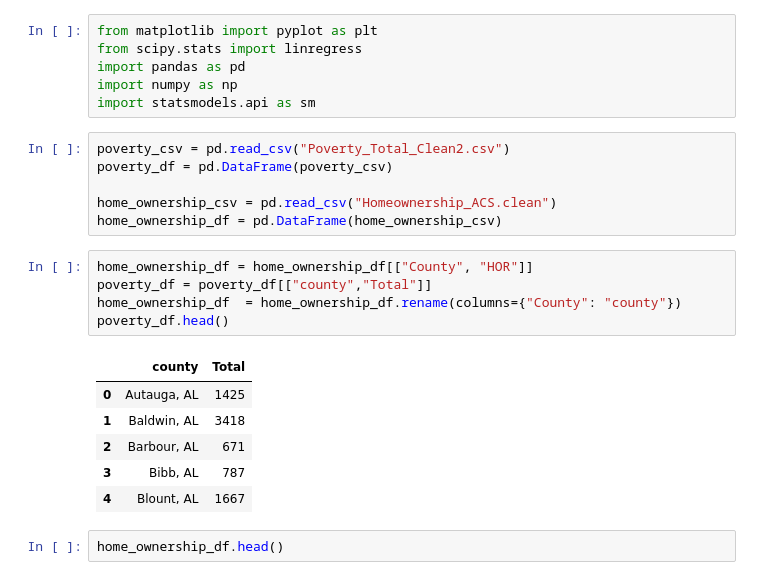
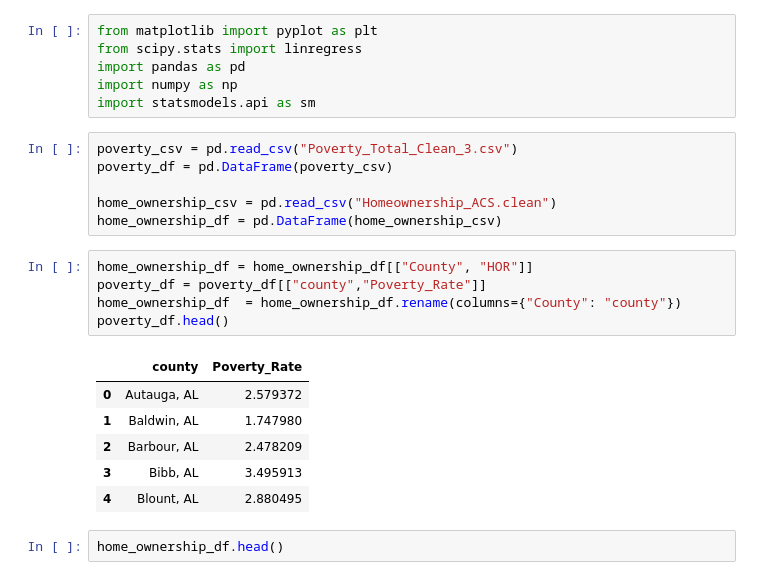
Before and after one commit to natashacrosby/Project_1, a Jupyter notebook: Poverty_HOR Analysis.ipynb, the cells around one changed output. Drawn from its saved outputs; the diff is of its cells as text.

```diff
--- a/Poverty_HOR Analysis.ipynb
+++ b/Poverty_HOR Analysis.ipynb
@@ -5,23 +5,23 @@ import pandas as pd
 import numpy as np
 import statsmodels.api as sm
 # %%
-poverty_csv = pd.read_csv("Poverty_Total_Clean2.csv")
+poverty_csv = pd.read_csv("Poverty_Total_Clean_3.csv")
 poverty_df = pd.DataFrame(poverty_csv)
 
 home_ownership_csv = pd.read_csv("Homeownership_ACS.clean")
 home_ownership_df = pd.DataFrame(home_ownership_csv)
 # %%
 home_ownership_df = home_ownership_df[["County", "HOR"]]
-poverty_df = poverty_df[["county","Total"]]
+poverty_df = poverty_df[["county","Poverty_Rate"]]
 home_ownership_df  = home_ownership_df.rename(columns={"County": "county"})
 poverty_df.head()
 # %% [output]
-|  | county | Total |
-| 0 | Autauga, AL | 1425 |
-| 1 | Baldwin, AL | 3418 |
-| 2 | Barbour, AL | 671 |
-| 3 | Bibb, AL | 787 |
-| 4 | Blount, AL | 1667 |
+|  | county | Poverty_Rate |
+| 0 | Autauga, AL | 2.579372 |
+| 1 | Baldwin, AL | 1.747980 |
+| 2 | Barbour, AL | 2.478209 |
+| 3 | Bibb, AL | 3.495913 |
+| 4 | Blount, AL | 2.880495 |
 # %%
 home_ownership_df.head()
 # %% [output]
```
Also changed, not shown: parts of 6 cells of this notebook, 5 other files.
